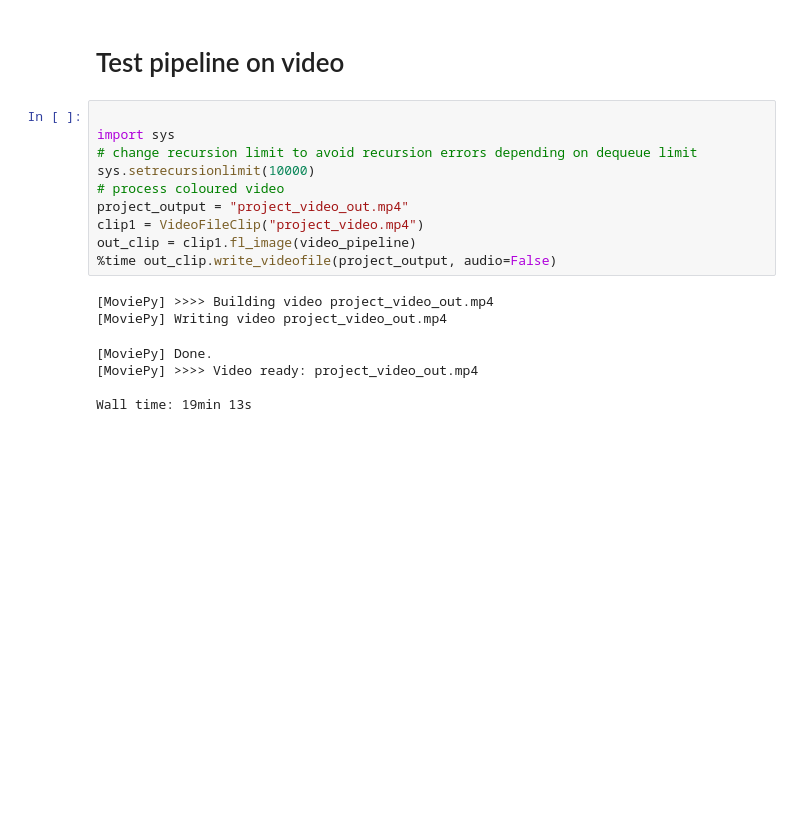
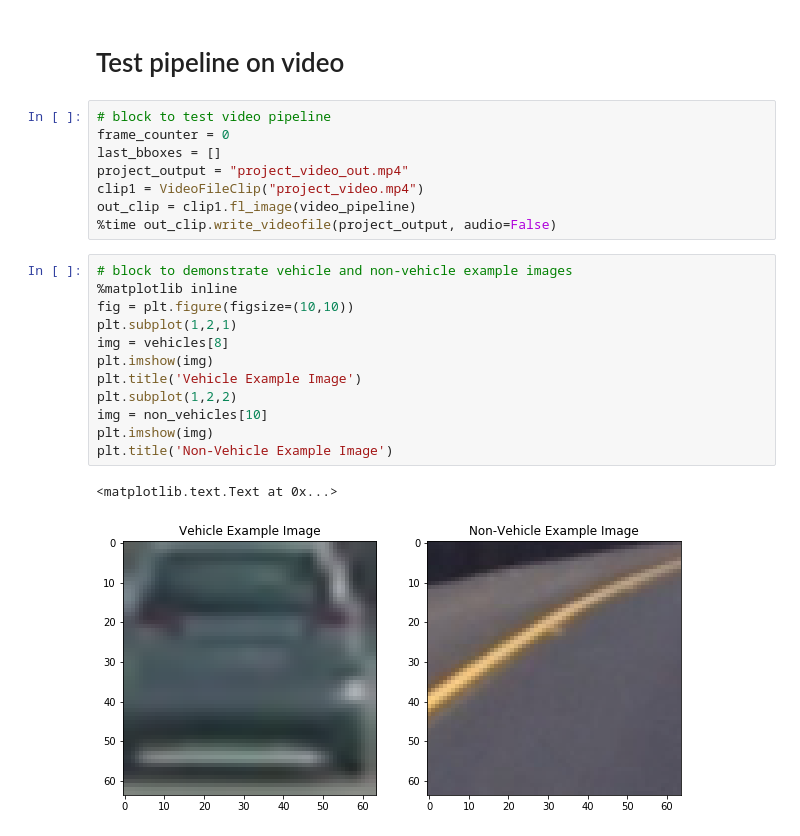
Before and after one commit to BrendanSchell/SDCND_P5, a Jupyter notebook: P5_Workbook.ipynb, the cells around one changed output. Drawn from its saved outputs; the diff is of its cells as text; blank space fills up the shorter version.

```diff
--- a/P5_Workbook.ipynb
+++ b/P5_Workbook.ipynb
@@ -556,19 +742,25 @@ plt.imshow(image_pipeline(test))
 # %% [markdown]
 # Test pipeline on video
 # %%
-
-import sys
-# change recursion limit to avoid recursion errors depending on dequeue limit
-sys.setrecursionlimit(10000)
-# process coloured video
+# block to test video pipeline
+frame_counter = 0
+last_bboxes = []
 project_output = "project_video_out.mp4"
 clip1 = VideoFileClip("project_video.mp4")
 out_clip = clip1.fl_image(video_pipeline)
 %time out_clip.write_videofile(project_output, audio=False)
-# %% [output]
-[MoviePy] >>>> Building video project_video_out.mp4
-[MoviePy] Writing video project_video_out.mp4
-[MoviePy] Done.
-[MoviePy] >>>> Video ready: project_video_out.mp4
-
-Wall time: 19min 13s
+# %%
+# block to demonstrate vehicle and non-vehicle example images
+%matplotlib inline
+fig = plt.figure(figsize=(10,10))
+plt.subplot(1,2,1)
+img = vehicles[8]
+plt.imshow(img)
+plt.title('Vehicle Example Image')
+plt.subplot(1,2,2)
+img = non_vehicles[10]
+plt.imshow(img)
+plt.title('Non-Vehicle Example Image')
+# %% [output]
+<matplotlib.text.Text at 0x...>
+[figure, added]
```
Also changed, not shown: parts of 14 cells of this notebook.
